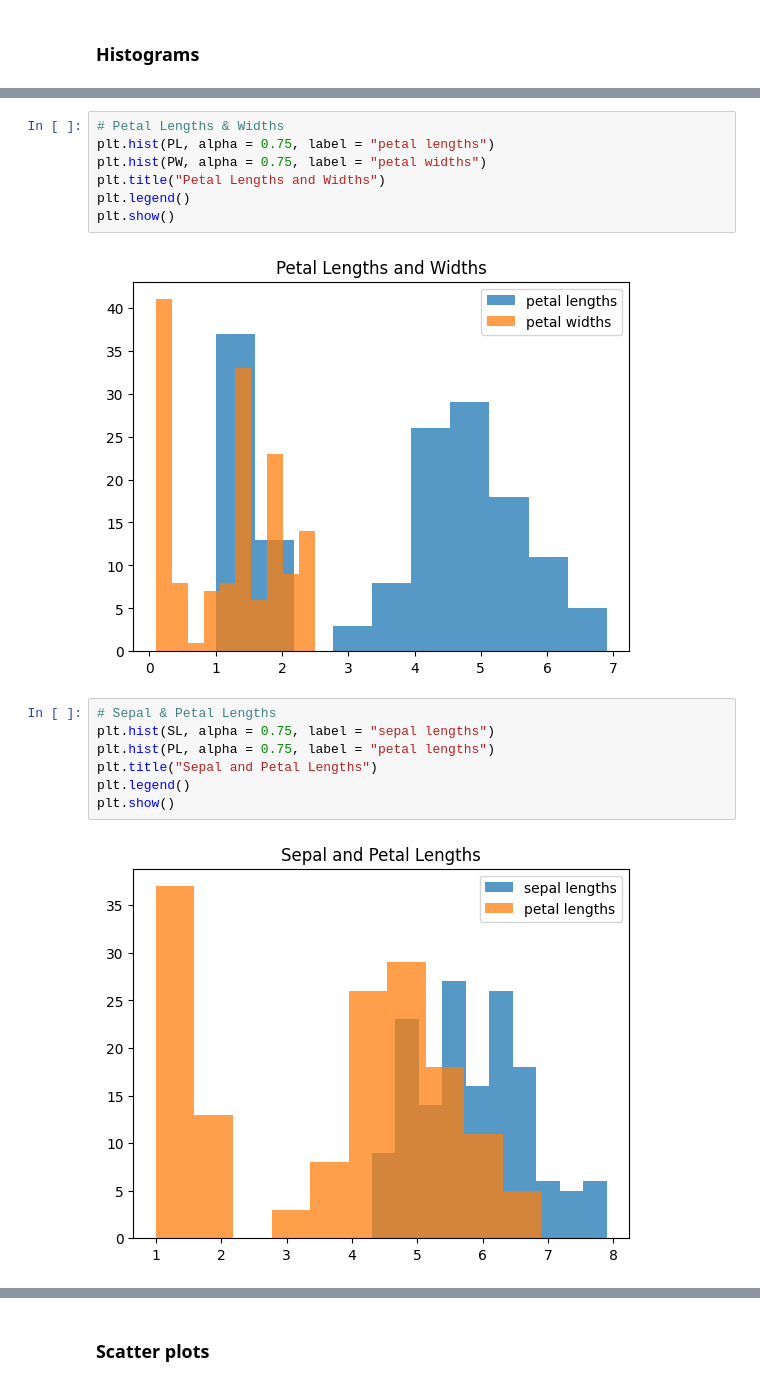
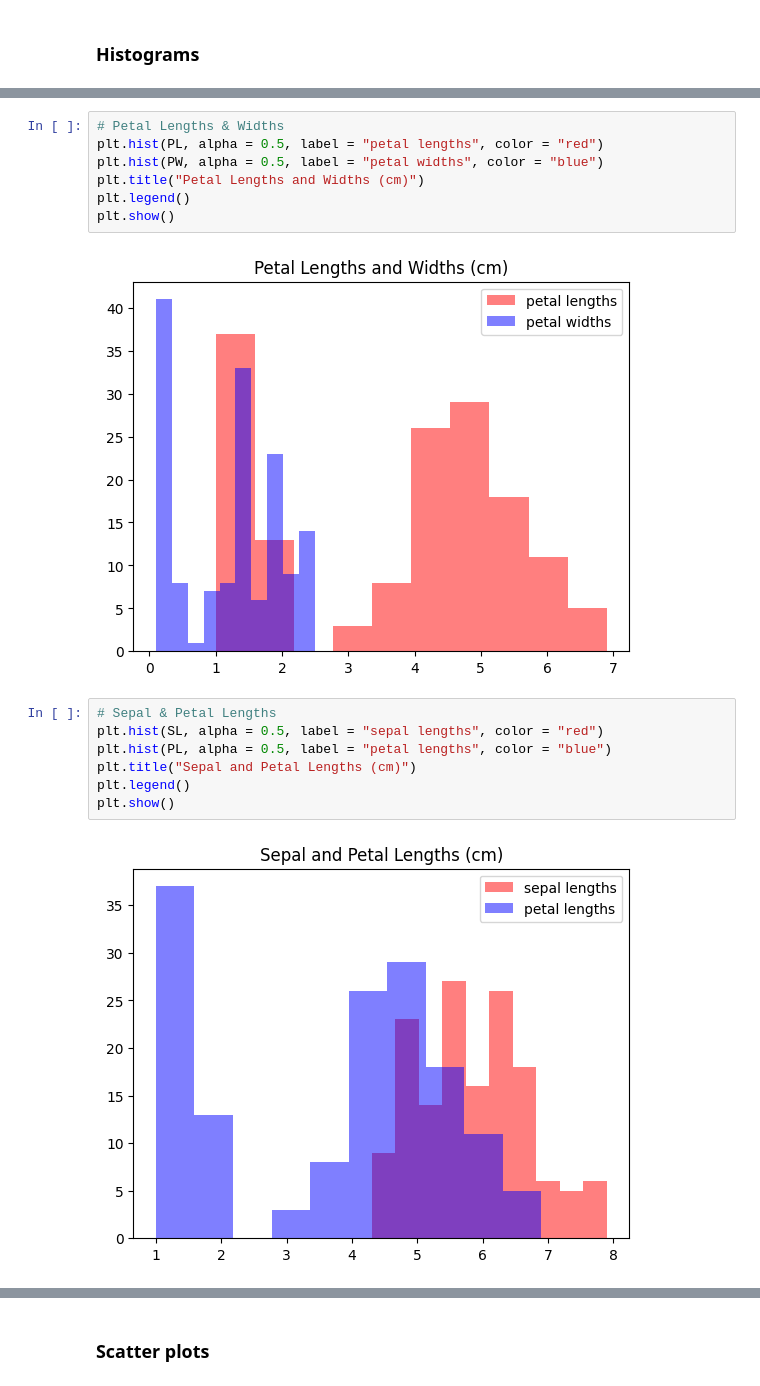
Before and after one commit to Ploenypp/tuto-stats, a Jupyter notebook: iris.ipynb, the cells around one changed output, grey strips where cells are left out. Saved outputs shown, nothing was run; the diff lists cells and outputs as text.

```diff
--- a/iris.ipynb
+++ b/iris.ipynb
@@ -101,20 +105,20 @@ plt.show()
 # %%
 # Petal Lengths & Widths
-plt.hist(PL, alpha = 0.75, label = "petal lengths")
-plt.hist(PW, alpha = 0.75, label = "petal widths")
-plt.title("Petal Lengths and Widths")
+plt.hist(PL, alpha = 0.5, label = "petal lengths", color = "red")
+plt.hist(PW, alpha = 0.5, label = "petal widths", color = "blue")
+plt.title("Petal Lengths and Widths (cm)")
 plt.legend()
 plt.show()
 # %% [output]
-[figure, old version]
+[figure, new version]
 # %%
 # Sepal & Petal Lengths
-plt.hist(SL, alpha = 0.75, label = "sepal lengths")
-plt.hist(PL, alpha = 0.75, label = "petal lengths")
-plt.title("Sepal and Petal Lengths")
+plt.hist(SL, alpha = 0.5, label = "sepal lengths", color = "red")
+plt.hist(PL, alpha = 0.5, label = "petal lengths", color = "blue")
+plt.title("Sepal and Petal Lengths (cm)")
 plt.legend()
 plt.show()
 # %% [output]
-[figure, old version]
+[figure, new version]
 # %%
 # Sepal & Petal Widths
```
Also changed, not shown: parts of 10 cells of this notebook, 1 other file.
